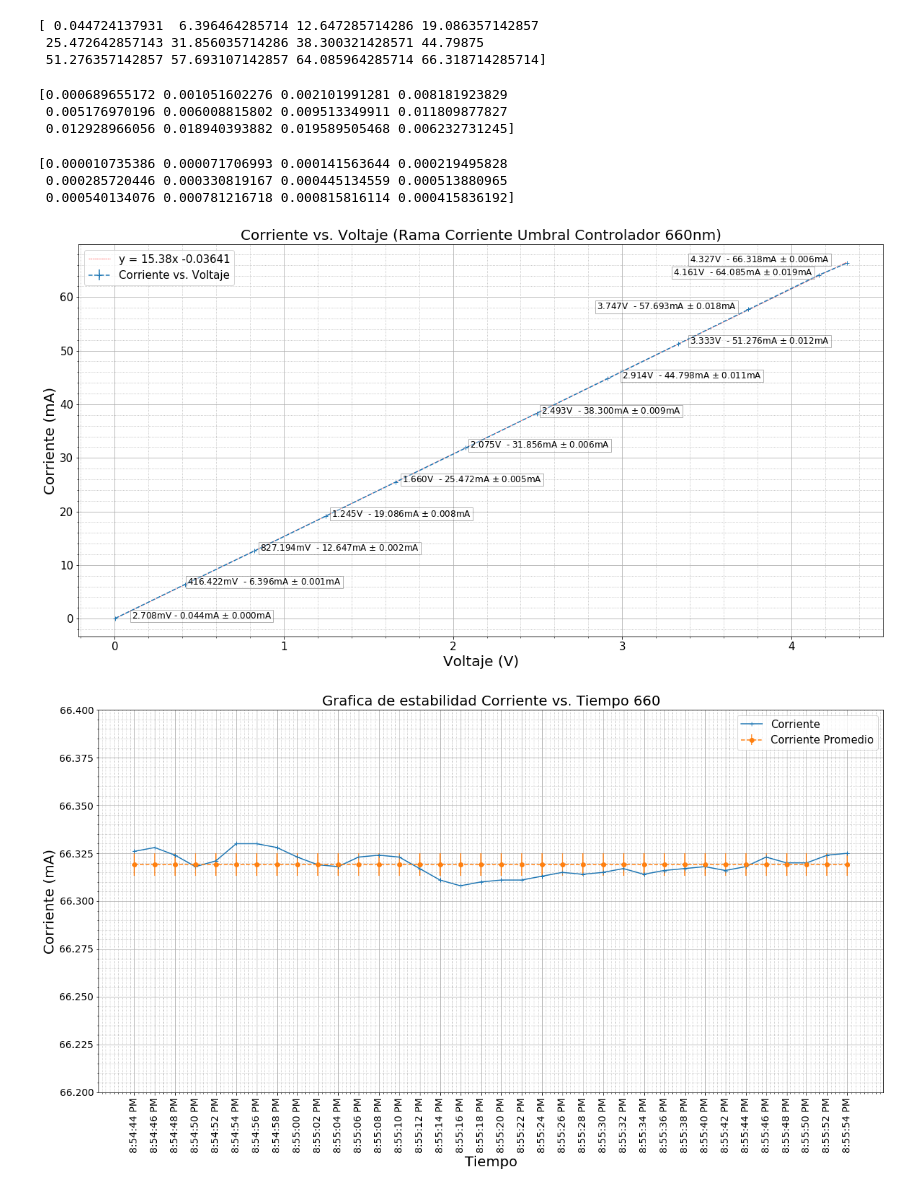
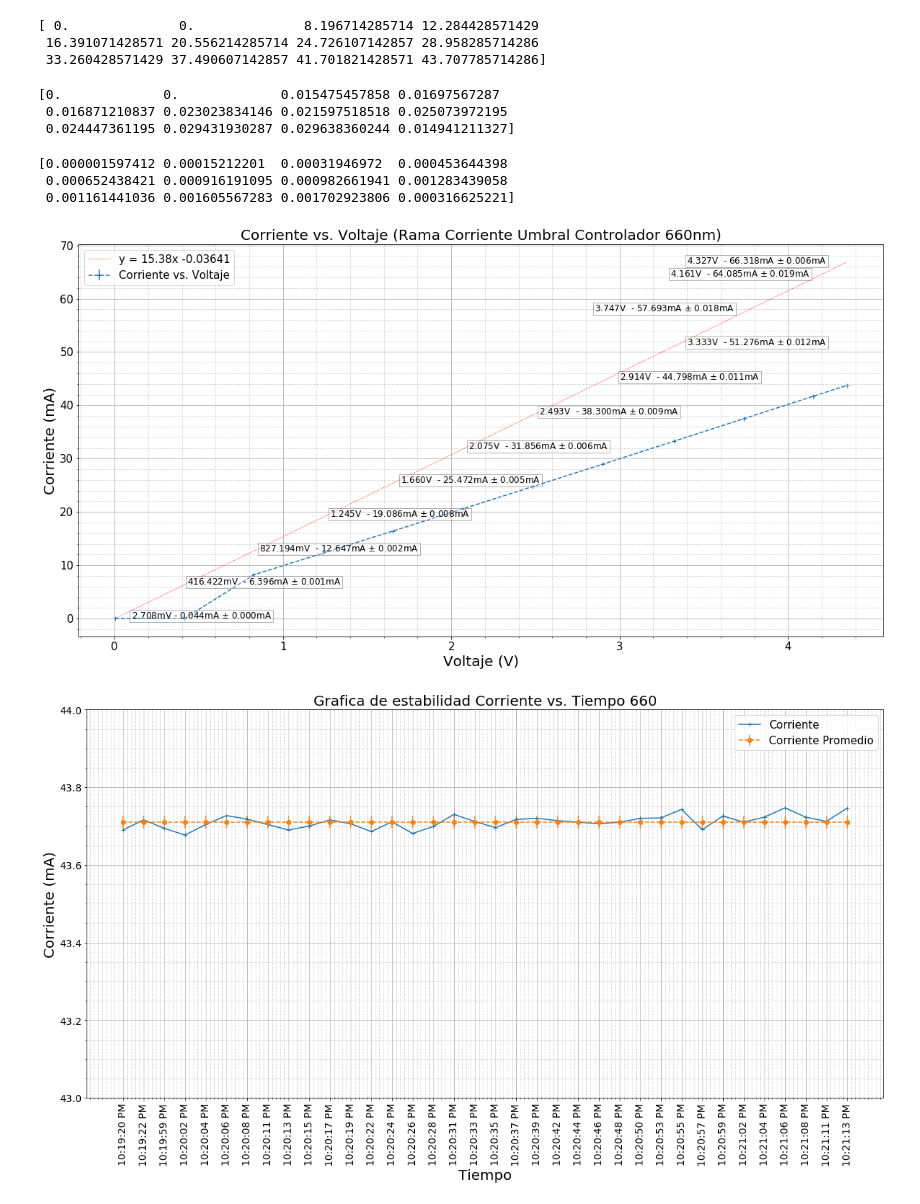
Before and after one commit to Magnus512/Jupyter, a Jupyter notebook: Corrientes660.ipynb, the cells around one changed output. Saved outputs shown, nothing was run; the diff lists cells and outputs as text; code cells hidden in the pictures.

```diff
--- a/Corrientes660.ipynb
+++ b/Corrientes660.ipynb
@@ -9,7 +9,7 @@ from pandas.plotting import register_matplotlib_converters
 register_matplotlib_converters()
 #import scipy
 # %%
-dataframe=pd.read_csv('Files/66023102.csv')
+dataframe=pd.read_csv('Files/6600411.csv')
 # %%
 #print(dataframe)
 
@@ -154,21 +154,21 @@ print(voltajes)
 # %%
 print(corrientes)
 # %% [output]
-[ 0.044724137931  6.396464285714 12.647285714286 19.086357142857
- 25.472642857143 31.856035714286 38.300321428571 44.79875
- 51.276357142857 57.693107142857 64.085964285714 66.318714285714]
+[ 0.              0.              8.196714285714 12.284428571429
+ 16.391071428571 20.556214285714 24.726107142857 28.958285714286
+ 33.260428571429 37.490607142857 41.701821428571 43.707785714286]
 # %%
 print(desvcorrientes)
 # %% [output]
-[0.000689655172 0.001051602276 0.002101991281 0.008181923829
- 0.005176970196 0.006008815802 0.009513349911 0.011809877827
- 0.012928966056 0.018940393882 0.019589505468 0.006232731245]
+[0.             0.             0.015475457858 0.01697567287
+ 0.016871210837 0.023023834146 0.021597518518 0.025073972195
+ 0.024447361195 0.029431930287 0.029638360244 0.014941211327]
 # %%
 print(desvoltajes)
 # %% [output]
-[0.000010735386 0.000071706993 0.000141563644 0.000219495828
- 0.000285720446 0.000330819167 0.000445134559 0.000513880965
- 0.000540134076 0.000781216718 0.000815816114 0.000415836192]
+[0.000001597412 0.00015212201  0.00031946972  0.000453644398
+ 0.000652438421 0.000916191095 0.000982661941 0.001283439058
+ 0.001161441036 0.001605567283 0.001702923806 0.000316625221]
 # %%
 xvals = voltajes
 def ajuste(xvals):
@@ -210,26 +210,26 @@ plt.text(3.4,66.5,'4.327V  - 66.318mA $\pm$ 0.006mA', fontsize=12,bbox={'facecol
 plt.savefig('Graphs/Controlador660.png')
 plt.show()
 # %% [output]
-[figure, old version]
+[figure, new version]
 # %%
 plt.figure(figsize=(20,10))
 axes = plt.axes()
 axes.set_xticklabels(tiempo,rotation = 90)
 axes.xaxis.set_tick_params(labelsize = 14)
 axes.yaxis.set_tick_params(labelsize = 14)
 plt.minorticks_on()
 plt.grid(which='major',linestyle='-')
 plt.grid(which='minor',linestyle=':')
-plt.ylim(66.2,66.4)
+plt.ylim(43,44)
 plt.title('Grafica de estabilidad Corriente vs. Tiempo 660', fontsize=20)
 plt.xlabel('Tiempo', fontsize=20)
 plt.ylabel('Corriente (mA)', fontsize=20)
 plt.plot(tiempo12,corriente13, label='Corriente',marker='+')
 corrprom = np.full((len(corriente13)),corrientemed13)
 plt.errorbar(tiempo12,corrprom, yerr=desvcorr13 ,label='Corriente Promedio', linestyle='dashed',marker='o')
 plt.legend(prop={'size': 15})
 #plt.savefig('Graphs/CorrienteTiempo660.jpg')
 plt.savefig('Graphs/CorrienteTiempo660.png')
 plt.show()
 # %% [output]
-[figure, old version]
+[figure, new version]
```
Also changed, not shown: parts of 3 cells of this notebook, 13 other files.
